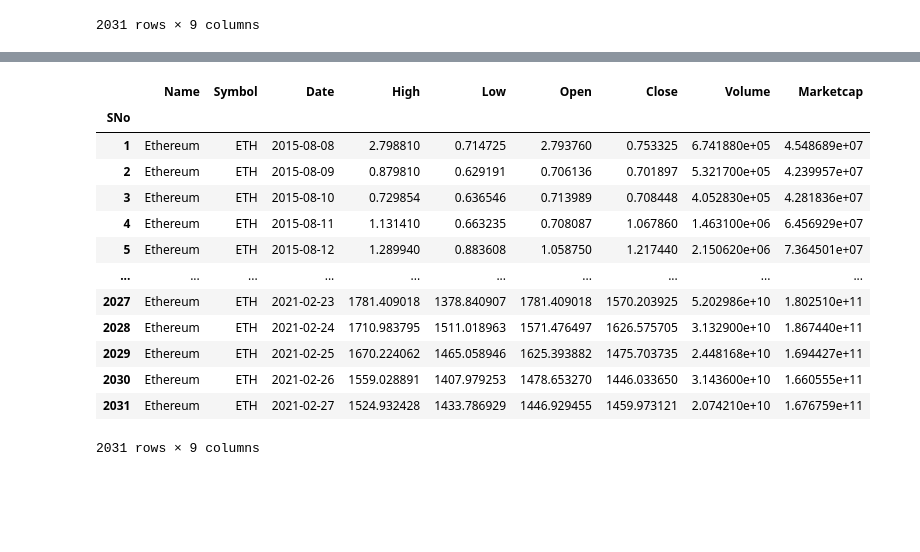
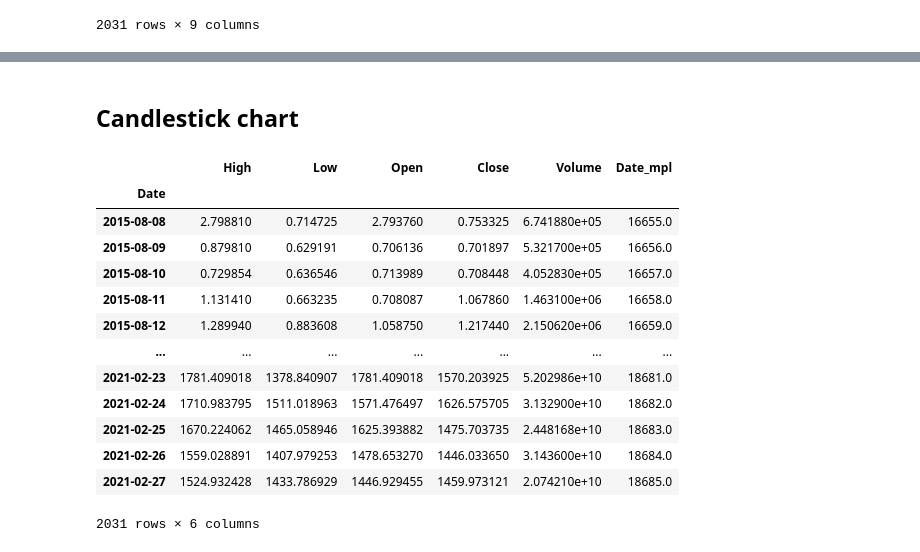
Before and after one commit to ArtTucker/crypto_prices_ML, a Jupyter notebook: preprocessing/by_coin/ethereum_preprocessing.ipynb, the cells around one changed output, grey strips where cells are left out. Cells and saved outputs as stored; diff of their text form; code cells hidden in the pictures; blank space fills up the shorter version.

```diff
--- a/preprocessing/by_coin/ethereum_preprocessing.ipynb
+++ b/preprocessing/by_coin/ethereum_preprocessing.ipynb
@@ -5,5 +34,5 @@ from pathlib import Path
 # %%
-eth_df = pd.read_csv(Path('../resources/coin_Ethereum.csv'), index_col='SNo')
+eth_df = pd.read_csv(Path('../../resources/prices/coin_Ethereum.csv'), index_col='SNo')
 eth_df
 # %% [output]
 |  | Name | Symbol | Date | High | Low | Open | Close | Volume | Marketcap |
@@ -21,6 +50,9 @@ eth_df
 | 2031 | Ethereum | ETH | 2021-02-27 23:59:59 | 1524.932428 | 1433.786929 | 1446.929455 | 1459.973121 | 2.074210e+10 | 1.676759e+11 |
 2031 rows × 9 columns
 # %%
+eth_df['Date'] = pd.to_datetime(eth_df['Date']).dt.date
+eth_df['Date'] = pd.to_datetime(eth_df['Date'])
+eth_df['Spread'] = eth_df.High - eth_df.Low
 eth_df.info()
 # %% [output]
 <class 'pandas.core.frame.DataFrame'>
@@ -56,17 +92,28 @@ dtype: object
+# %% [markdown]
+## Candlestick chart
 # %%
-eth_df
+import matplotlib.ticker as mticker
+# from matplotlib.finance import candlestick_ohlc
+import mplfinance as mpf
+
+eth_df['Date_mpl'] = eth_df['Date'].apply(lambda x: mdates.date2num(x))
+
+temp_eth_df = eth_df.copy(deep=False)
+temp_eth_df = temp_eth_df.set_index(['Date'])
+temp_eth_df = temp_eth_df.drop(['Name', 'Symbol', 'Marketcap','Spread'], axis=1)
+temp_eth_df
 # %% [output]
-|  | Name | Symbol | Date | High | Low | Open | Close | Volume | Marketcap |
-| SNo |  |  |  |  |  |  |  |  |  |
-| 1 | Ethereum | ETH | 2015-08-08 | 2.798810 | 0.714725 | 2.793760 | 0.753325 | 6.741880e+05 | 4.548689e+07 |
-| 2 | Ethereum | ETH | 2015-08-09 | 0.879810 | 0.629191 | 0.706136 | 0.701897 | 5.321700e+05 | 4.239957e+07 |
-| 3 | Ethereum | ETH | 2015-08-10 | 0.729854 | 0.636546 | 0.713989 | 0.708448 | 4.052830e+05 | 4.281836e+07 |
-| 4 | Ethereum | ETH | 2015-08-11 | 1.131410 | 0.663235 | 0.708087 | 1.067860 | 1.463100e+06 | 6.456929e+07 |
-| 5 | Ethereum | ETH | 2015-08-12 | 1.289940 | 0.883608 | 1.058750 | 1.217440 | 2.150620e+06 | 7.364501e+07 |
-| ... | ... | ... | ... | ... | ... | ... | ... | ... | ... |
-| 2027 | Ethereum | ETH | 2021-02-23 | 1781.409018 | 1378.840907 | 1781.409018 | 1570.203925 | 5.202986e+10 | 1.802510e+11 |
-| 2028 | Ethereum | ETH | 2021-02-24 | 1710.983795 | 1511.018963 | 1571.476497 | 1626.575705 | 3.132900e+10 | 1.867440e+11 |
-| 2029 | Ethereum | ETH | 2021-02-25 | 1670.224062 | 1465.058946 | 1625.393882 | 1475.703735 | 2.448168e+10 | 1.694427e+11 |
-| 2030 | Ethereum | ETH | 2021-02-26 | 1559.028891 | 1407.979253 | 1478.653270 | 1446.033650 | 3.143600e+10 | 1.660555e+11 |
-| 2031 | Ethereum | ETH | 2021-02-27 | 1524.932428 | 1433.786929 | 1446.929455 | 1459.973121 | 2.074210e+10 | 1.676759e+11 |
+|  | High | Low | Open | Close | Volume | Date_mpl |
+| Date |  |  |  |  |  |  |
+| 2015-08-08 | 2.798810 | 0.714725 | 2.793760 | 0.753325 | 6.741880e+05 | 16655.0 |
+| 2015-08-09 | 0.879810 | 0.629191 | 0.706136 | 0.701897 | 5.321700e+05 | 16656.0 |
+| 2015-08-10 | 0.729854 | 0.636546 | 0.713989 | 0.708448 | 4.052830e+05 | 16657.0 |
+| 2015-08-11 | 1.131410 | 0.663235 | 0.708087 | 1.067860 | 1.463100e+06 | 16658.0 |
+| 2015-08-12 | 1.289940 | 0.883608 | 1.058750 | 1.217440 | 2.150620e+06 | 16659.0 |
+| ... | ... | ... | ... | ... | ... | ... |
+| 2021-02-23 | 1781.409018 | 1378.840907 | 1781.409018 | 1570.203925 | 5.202986e+10 | 18681.0 |
+| 2021-02-24 | 1710.983795 | 1511.018963 | 1571.476497 | 1626.575705 | 3.132900e+10 | 18682.0 |
+| 2021-02-25 | 1670.224062 | 1465.058946 | 1625.393882 | 1475.703735 | 2.448168e+10 | 18683.0 |
+| 2021-02-26 | 1559.028891 | 1407.979253 | 1478.653270 | 1446.033650 | 3.143600e+10 | 18684.0 |
+| 2021-02-27 | 1524.932428 | 1433.786929 | 1446.929455 | 1459.973121 | 2.074210e+10 | 18685.0 |
-2031 rows × 9 columns
+2031 rows × 6 columns
```
Also changed, not shown: parts of 12 cells of this notebook.
